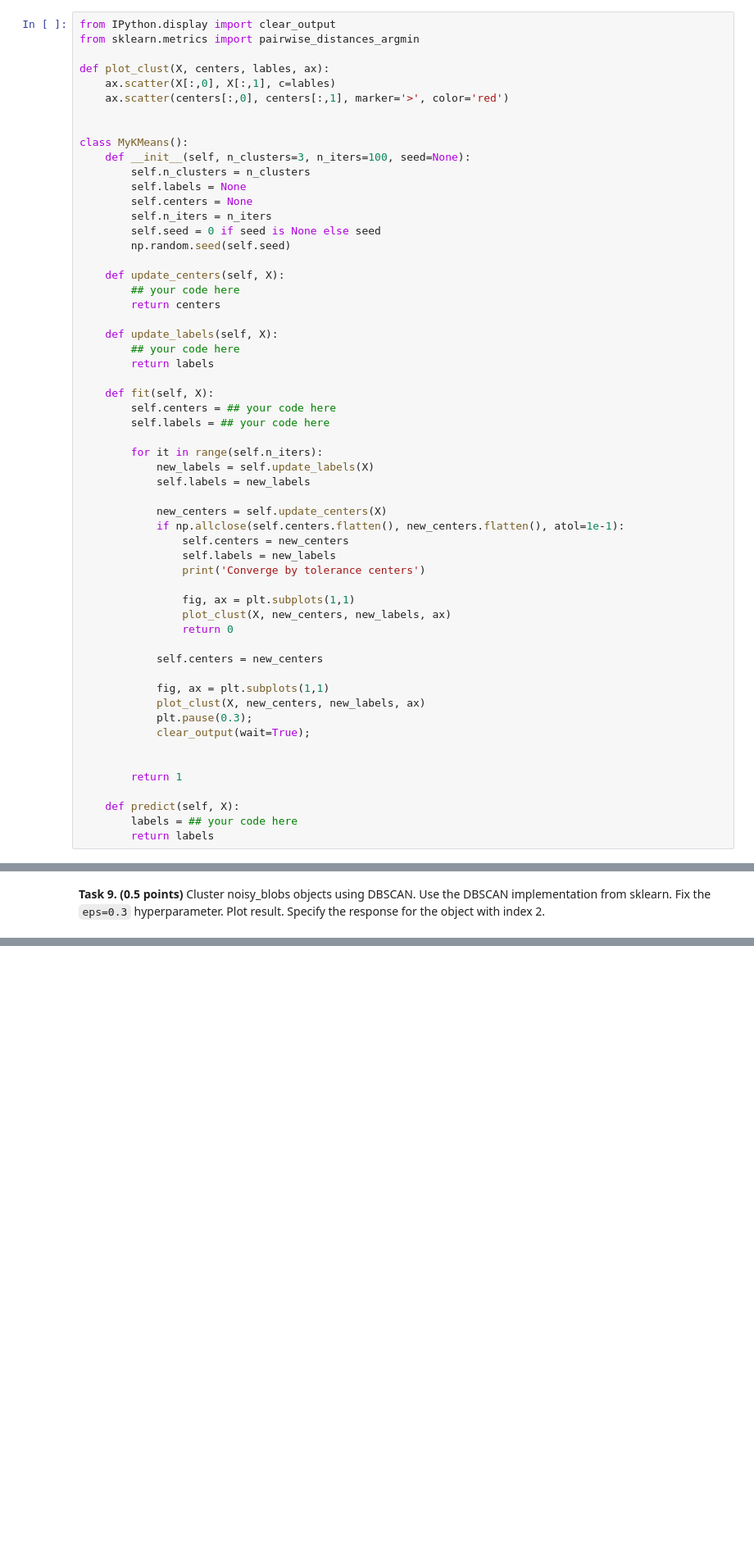
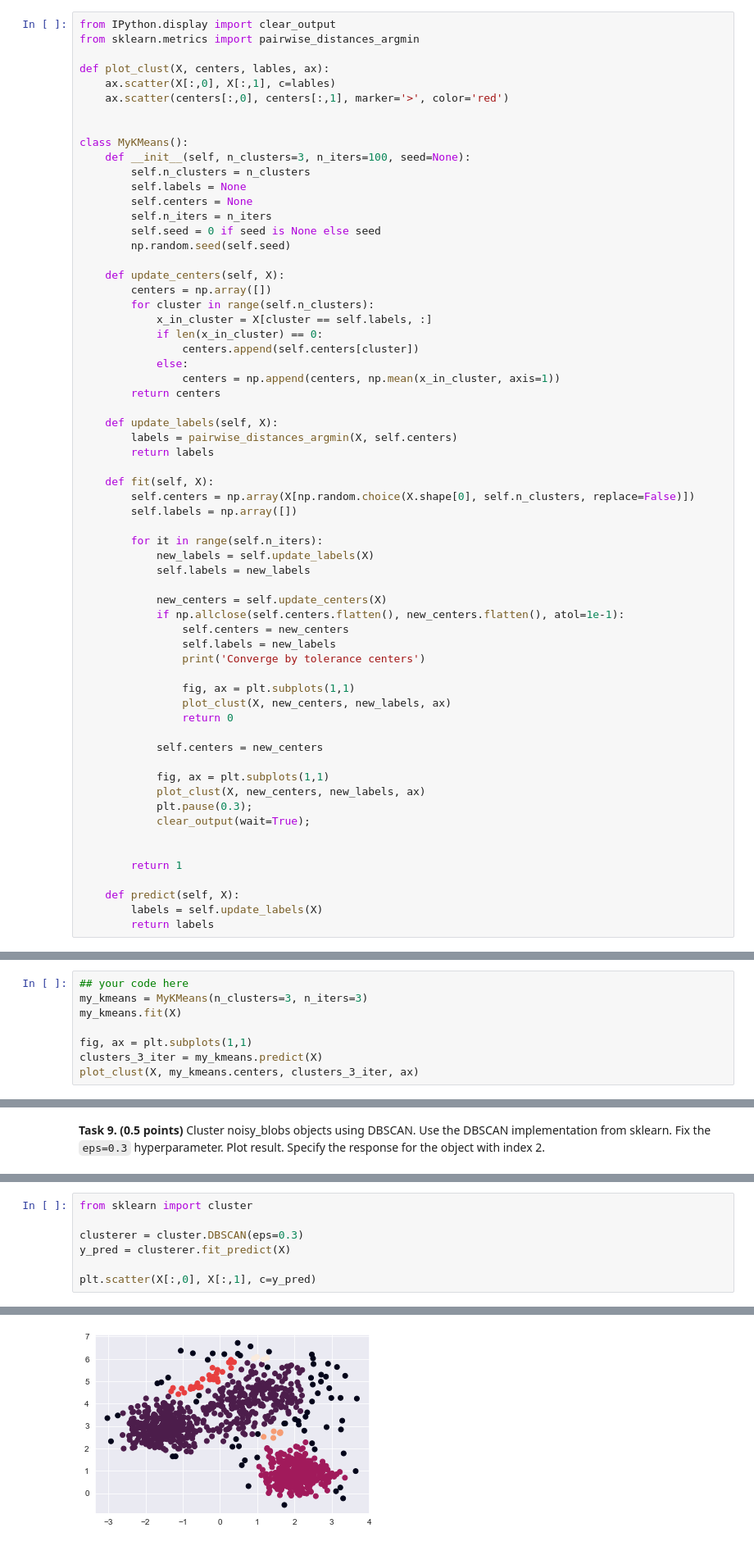
Before and after one commit to shmelzz/data_analysis, a Jupyter notebook: hw5/ml_hw5_Shelemekh_206.ipynb, the cells around one changed output, grey strips where cells are left out. Shown at 82% size. Saved outputs shown, nothing was run; the diff lists cells and outputs as text; blank space fills up the shorter version.

Commit message:
hw5 all except kmeans

```diff
--- a/hw5/ml_hw5_Shelemekh_206.ipynb
+++ b/hw5/ml_hw5_Shelemekh_206.ipynb
@@ -223,16 +229,22 @@ class MyKMeans():
         np.random.seed(self.seed)
 
     def update_centers(self, X):
-        ## your code here
+        centers = np.array([])
+        for cluster in range(self.n_clusters):
+            x_in_cluster = X[cluster == self.labels, :]
+            if len(x_in_cluster) == 0:
+                centers.append(self.centers[cluster])
+            else:
+                centers = np.append(centers, np.mean(x_in_cluster, axis=1))
         return centers
 
     def update_labels(self, X):
-        ## your code here
+        labels = pairwise_distances_argmin(X, self.centers)
         return labels
 
     def fit(self, X):
-        self.centers = ## your code here
-        self.labels = ## your code here
+        self.centers = np.array(X[np.random.choice(X.shape[0], self.n_clusters, replace=False)])
+        self.labels = np.array([])
 
         for it in range(self.n_iters):
             new_labels = self.update_labels(X)
@@ -259,7 +271,7 @@ class MyKMeans():
         return 1
 
     def predict(self, X):
-        labels = ## your code here
+        labels = self.update_labels(X)
         return labels
 # %% [markdown]
 Generating data for clustering
@@ -280,0 +291,8 @@ X, y = noisy_blobs
+# %%
+## your code here
+my_kmeans = MyKMeans(n_clusters=3, n_iters=3)
+my_kmeans.fit(X)
+
+fig, ax = plt.subplots(1,1)
+clusters_3_iter = my_kmeans.predict(X)
+plot_clust(X, my_kmeans.centers, clusters_3_iter, ax)
@@ -302,0 +321,8 @@ Using the elbow method, select the optimal number of clusters, show it on the pl
+# %%
+from sklearn import cluster
+
+clusterer = cluster.DBSCAN(eps=0.3)
+y_pred = clusterer.fit_predict(X)
+
+plt.scatter(X[:,0], X[:,1], c=y_pred)
+# %% [output]
@@ -302,0 +330 @@ Using the elbow method, select the optimal number of clusters, show it on the pl
+[figure, added]
```
Also changed, not shown: parts of 18 cells of this notebook.
